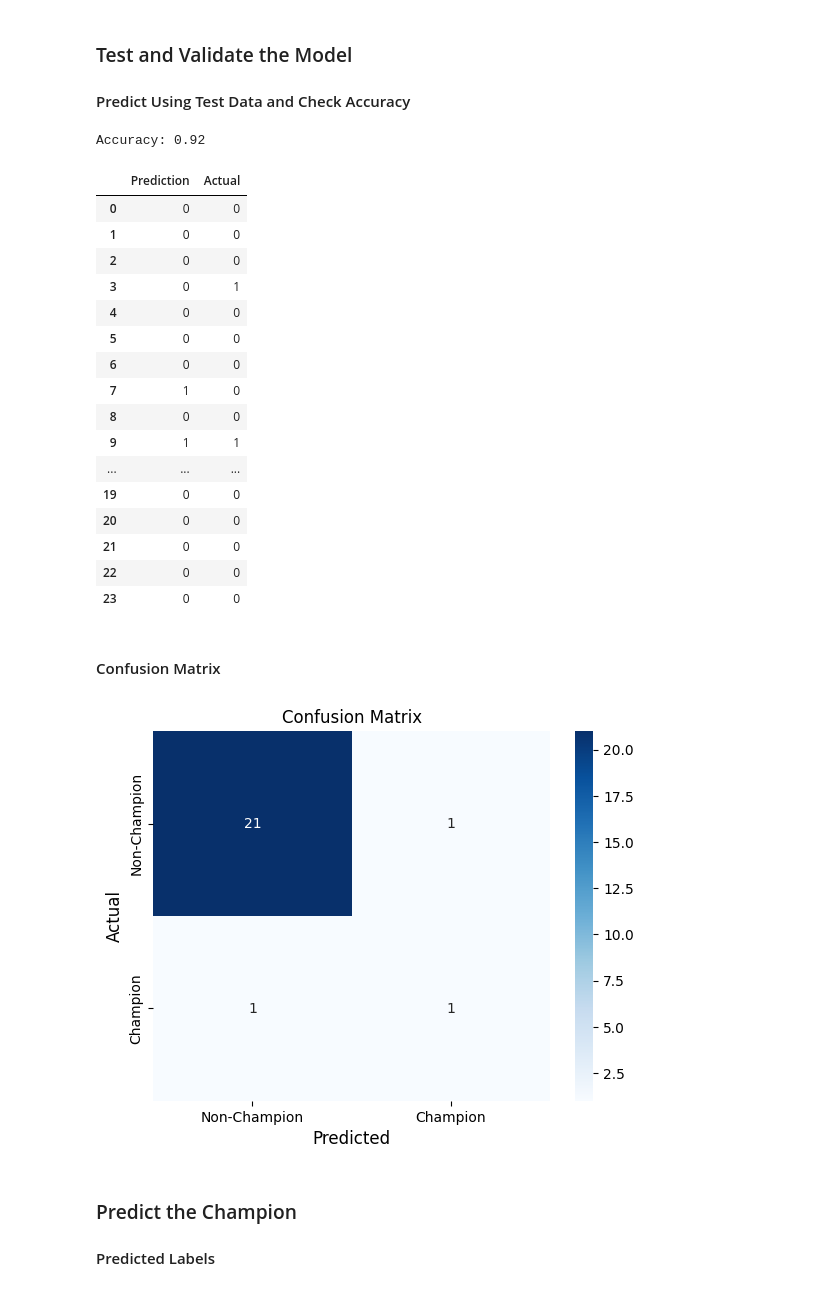
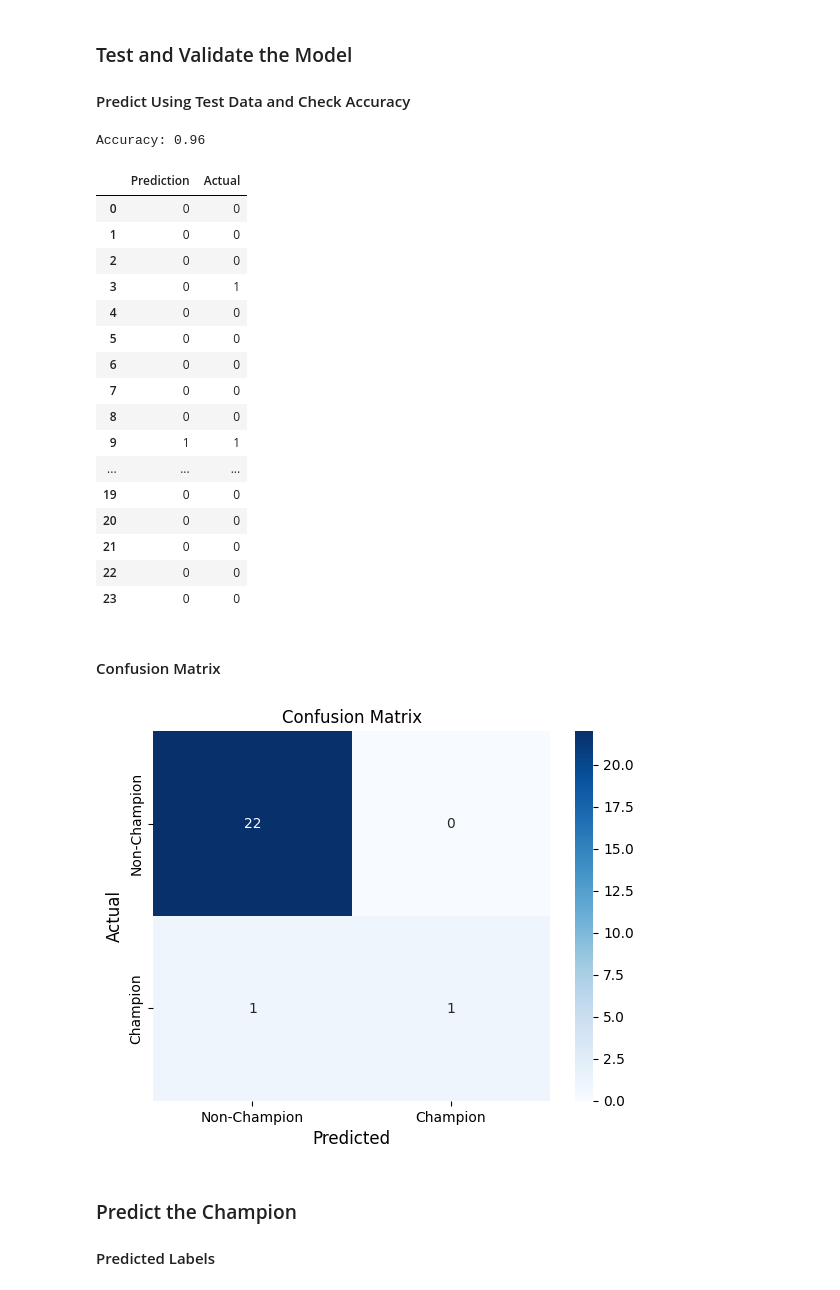
Before and after one commit to cdpeters/nba-prediction-analysis, a Jupyter notebook: machine_learning/nba_stats_ml.ipynb, the cells around one changed output. Drawn from its saved outputs; the diff is of its cells as text; code cells hidden in the pictures.

```diff
--- a/machine_learning/nba_stats_ml.ipynb
+++ b/machine_learning/nba_stats_ml.ipynb
@@ -552,3 +533,13 @@ corr_selected = model_stats[selected_features].corr()
+# %%
+# Normalize the data so that all features have the same scale.
+scaler_selected = StandardScaler()
+X_train_scaled_selected = scaler_selected.fit_transform(X_train[selected_features])
+# Convert `X_train_scaled` back into a DataFram in order to use the `corr` method
+X_train_scaled_selected = pd.DataFrame(
+    X_train_scaled_selected, columns=X_train[selected_features].columns
+)
+# Calculate the correlation matrix for all features.
+corr_selected = X_train_scaled_selected.corr()
 # %% [markdown]
 #### Heatmap
 # %%
@@ -642,3 +599,8 @@ X_train, X_test, y_train, y_test = train_test_split(
+# %%
+# Scale the X_test to match the scaled `model_stats` DataFrame.
+X_test_scaled = scaler_selected.transform(X_test[selected_features])
+# Assign the target data to do the prediction on.
+target_scaled = scaler_selected.transform(current_stats[selected_features])
 # %% [markdown]
 ### Train the Model
 # %%
@@ -646,7 +608,7 @@ X_train, X_test, y_train, y_test = train_test_split(
 classifier = LogisticRegression(solver="liblinear", max_iter=2000, random_state=1)
 
 # Train the model with the training data
-classifier.fit(X_train, y_train)
+classifier.fit(X_train_scaled_selected, y_train)
 # %% [output]
 LogisticRegression(max_iter=2000, random_state=1, solver='liblinear')
 # %% [markdown]
@@ -654,7 +616,7 @@ LogisticRegression(max_iter=2000, random_state=1, solver='liblinear')
 #### Predict Using Test Data and Check Accuracy
 # %%
 # Create predictions for y-values
-y_prediction = classifier.predict(X_test)
+y_prediction = classifier.predict(X_test_scaled)
 
 # Accuracy score
 print(f"Accuracy: {round(accuracy_score(y_test, y_prediction), 2)}")
@@ -664,7 +626,7 @@ print(f"Accuracy: {round(accuracy_score(y_test, y_prediction), 2)}")
 results = pd.DataFrame({"Prediction": y_prediction, "Actual": y_test})
 results
 # %% [output]
-Accuracy: 0.92
+Accuracy: 0.96
 |  | Prediction | Actual |
 | 0 | 0 | 0 |
 | 1 | 0 | 0 |
@@ -673,7 +635,7 @@ Accuracy: 0.92
 | 4 | 0 | 0 |
 | 5 | 0 | 0 |
 | 6 | 0 | 0 |
-| 7 | 1 | 0 |
+| 7 | 0 | 0 |
 | 8 | 0 | 0 |
 | 9 | 1 | 1 |
 | ... | ... | ... |
@@ -687,30 +649,30 @@ Accuracy: 0.92
 # %%
 # Generate the confusion matrix.
 confusion = confusion_matrix(y_test, y_prediction)
 
 # Confusion matrix plot.
 fig, ax = plt.subplots()
 sns.heatmap(
     confusion,
     xticklabels=["Non-Champion", "Champion"],
     yticklabels=["Non-Champion", "Champion"],
     annot=True,
     cmap="Blues",
 )
 ax.set_title("Confusion Matrix")
 ax.set_xlabel("Predicted", fontsize=12)
 ax.set_ylabel("Actual", fontsize=12)
 
 # Save image to file.
 fig.savefig(
-    fname=images_dir / "confusion_matrix.png",
-    dpi=image_dpi,
+    fname=IMAGES_DIR / "confusion_matrix.png",
+    dpi=IMAGE_DPI,
     bbox_inches="tight",
 )
 
 plt.show()
 # %% [output]
-[figure, old version]
+[figure, new version]
 # %% [markdown]
 ### Predict the Champion
 #### Predicted Labels
```
Also changed, not shown: parts of 42 cells of this notebook.
